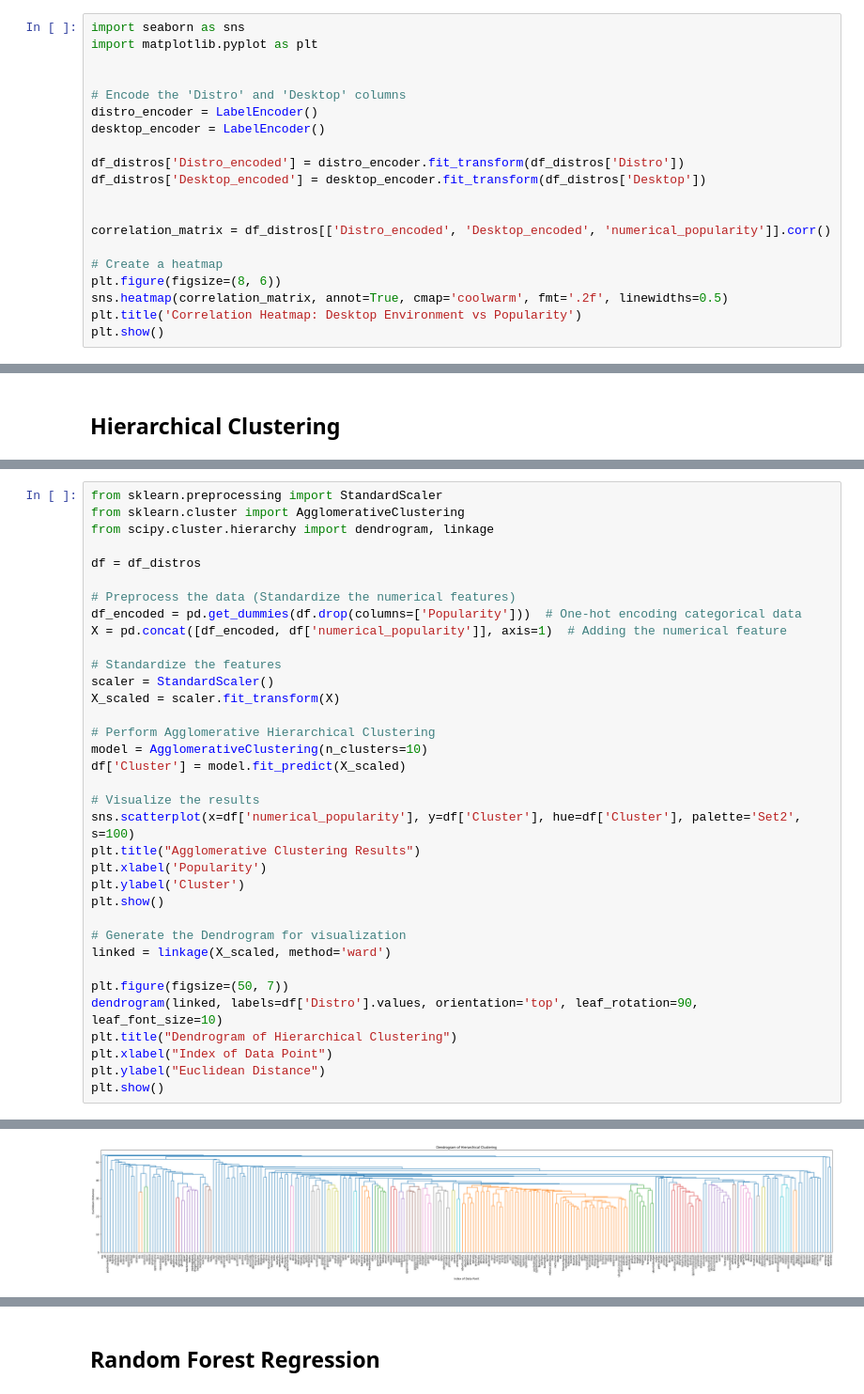
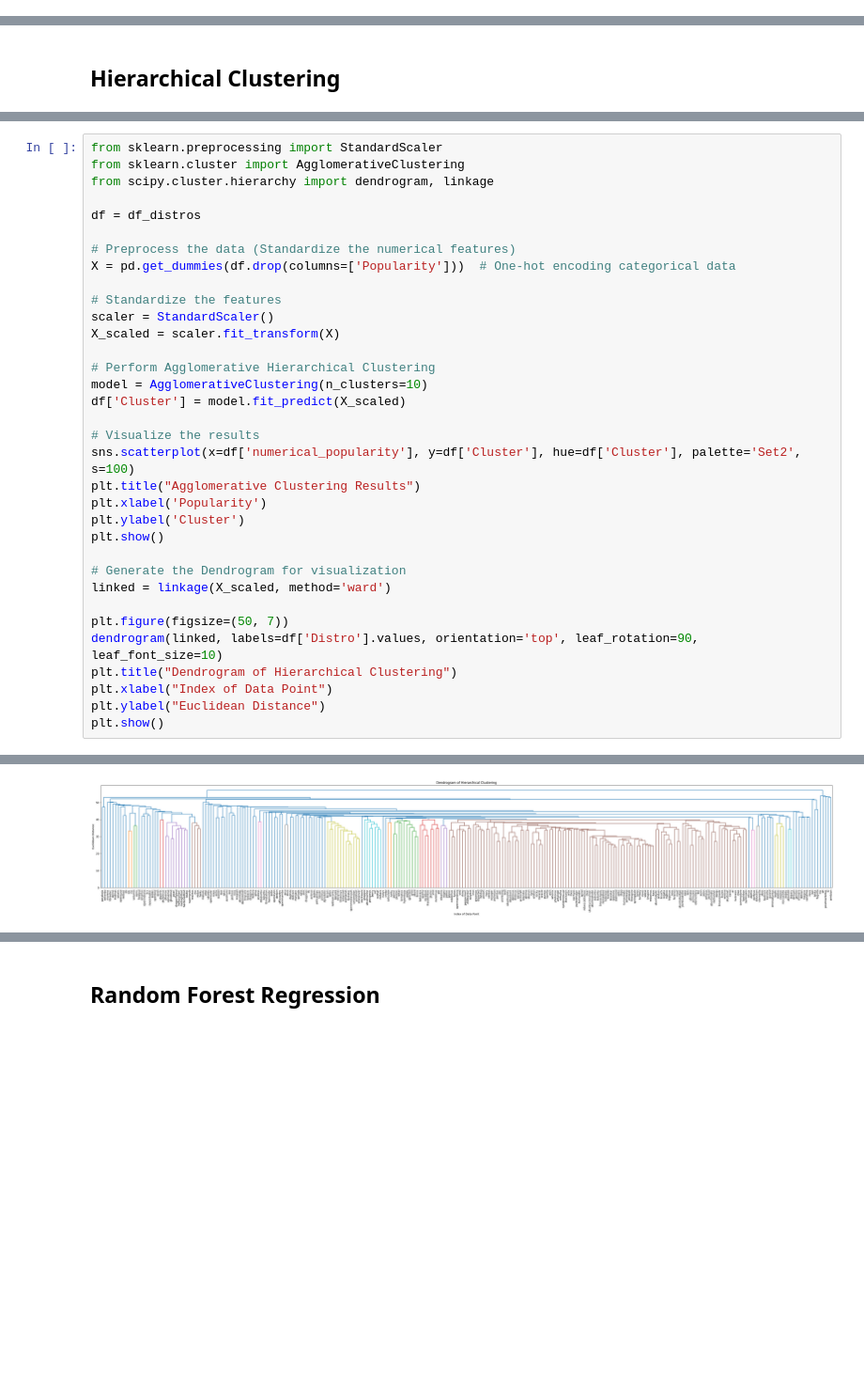
Before and after one commit to apavazza/linux-distros, a Jupyter notebook: linux_distros.ipynb, the cells around one changed output, grey strips where cells are left out. Shown at 94% size. Cells and saved outputs as stored; diff of their text form; blank space fills up the shorter version.

```diff
--- a/linux_distros.ipynb
+++ b/linux_distros.ipynb
@@ -438,23 +717,3 @@ correlation = df_split['Desktop_encoded'].corr(df_split['numerical_popularity'])
 print(f"Correlation between Desktop Environment and Popularity: {correlation}")
 # %% [output]
 Correlation between Desktop Environment and Popularity: 0.07422045382633032
-# %%
-import seaborn as sns
-import matplotlib.pyplot as plt
-
-
-# Encode the 'Distro' and 'Desktop' columns
-distro_encoder = LabelEncoder()
-desktop_encoder = LabelEncoder()
-
-df_distros['Distro_encoded'] = distro_encoder.fit_transform(df_distros['Distro'])
-df_distros['Desktop_encoded'] = desktop_encoder.fit_transform(df_distros['Desktop'])
-
-
-correlation_matrix = df_distros[['Distro_encoded', 'Desktop_encoded', 'numerical_popularity']].corr()
-
-# Create a heatmap
-plt.figure(figsize=(8, 6))
-sns.heatmap(correlation_matrix, annot=True, cmap='coolwarm', fmt='.2f', linewidths=0.5)
-plt.title('Correlation Heatmap: Desktop Environment vs Popularity')
-plt.show()
@@ -557,8 +850,7 @@ from scipy.cluster.hierarchy import dendrogram, linkage
 df = df_distros
 
 # Preprocess the data (Standardize the numerical features)
-df_encoded = pd.get_dummies(df.drop(columns=['Popularity']))  # One-hot encoding categorical data
-X = pd.concat([df_encoded, df['numerical_popularity']], axis=1)  # Adding the numerical feature
+X = pd.get_dummies(df.drop(columns=['Popularity']))  # One-hot encoding categorical data
 
 # Standardize the features
 scaler = StandardScaler()
@@ -589 +881 @@ plt.show()
-[figure, old version]
+[figure, new version]
```
Also changed, not shown: parts of 50 cells of this notebook, 1 other file.
